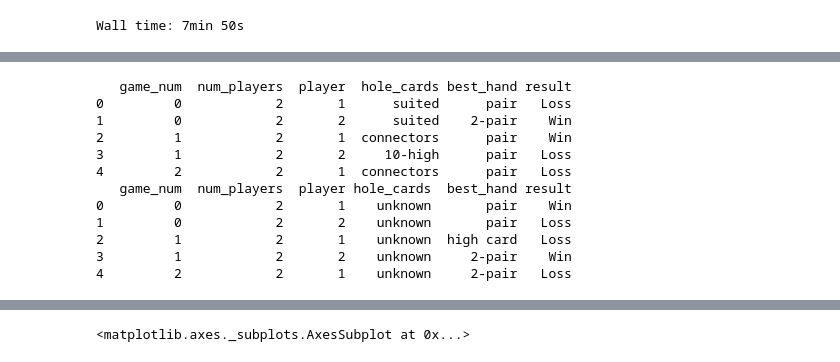
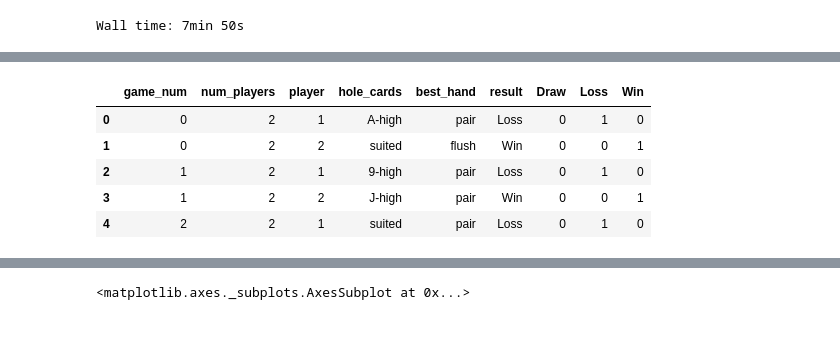
Before and after one commit to rahosbach/texas-holdem-simulator, a Jupyter notebook: texas_holdem_sim.ipynb, the cells around one changed output, grey strips where cells are left out. Saved outputs shown, nothing was run; the diff lists cells and outputs as text; code cells hidden in the pictures; blank space fills up the shorter version.

```diff
--- a/texas_holdem_sim.ipynb
+++ b/texas_holdem_sim.ipynb
@@ -586,34 +595,29 @@ Name: best_hand, dtype: int64
-# %%
-texas_results_df = pd.DataFrame(texas_results_parallel)
-omaha_results_df = pd.DataFrame(omaha_results_parallel)
-
-texas_results_df['hole_cards'] = pd.Categorical(
-    texas_results_df['hole_cards'],
-    ['pair', 'suited connectors', 'suited', 'connectors', 'A-high', 'K-high', 'Q-high', 'J-high',
-     '10-high', '9-high', '8-high', '7-high', '6-high', '5-high', '4-high'])
-
-texas_results_df['best_hand'] = pd.Categorical(
-    texas_results_df['best_hand'],
-    ['royal flush', 'straight flush', '4-of-a-kind', 'full house', 'flush', 'straight',
-     '3-of-a-kind', '2-pair', 'pair', 'high card'])
-omaha_results_df['best_hand'] = pd.Categorical(
-    omaha_results_df['best_hand'],
-    ['royal flush', 'straight flush', '4-of-a-kind', 'full house', 'flush', 'straight',
-     '3-of-a-kind', '2-pair', 'pair', 'high card'])
-
-print(texas_results_df.head())
-print(omaha_results_df.head())
-# %% [output]
-   game_num  num_players  player  hole_cards best_hand result
-0         0            2       1      suited      pair   Loss
-1         0            2       2      suited    2-pair    Win
-2         1            2       1  connectors      pair    Win
-3         1            2       2     10-high      pair   Loss
-4         2            2       1  connectors      pair   Loss
-   game_num  num_players  player hole_cards  best_hand result
-0         0            2       1    unknown       pair    Win
-1         0            2       2    unknown       pair   Loss
-2         1            2       1    unknown  high card   Loss
-3         1            2       2    unknown     2-pair    Win
-4         2            2       1    unknown     2-pair   Loss
+# %%
+def create_results_df(results, texas=True):
+    results_df = pd.DataFrame(results)
+    results_df2 = pd.concat([results_df, pd.get_dummies(results_df['result'])], axis=1)
+    results_df2['best_hand'] = pd.Categorical(
+        results_df2['best_hand'],
+        ['royal flush', 'straight flush', '4-of-a-kind', 'full house', 'flush', 'straight',
+         '3-of-a-kind', '2-pair', 'pair', 'high card'])
+    if texas:
+        results_df2['hole_cards'] = pd.Categorical(
+            results_df2['hole_cards'],
+            ['pair', 'suited connectors', 'suited', 'connectors', 'A-high', 'K-high', 'Q-high', 'J-high',
+             '10-high', '9-high', '8-high', '7-high', '6-high', '5-high', '4-high'])
+    return results_df2
+
+
+texas_results_df = create_results_df(texas_results_parallel, texas=True)
+#omaha_results_df = create_results_df(omaha_results_parallel, texas=False)
+
+texas_results_df.head()
+#omaha_results_df.head()
+# %% [output]
+|  | game_num | num_players | player | hole_cards | best_hand | result | Draw | Loss | Win |
+| 0 | 0 | 2 | 1 | A-high | pair | Loss | 0 | 1 | 0 |
+| 1 | 0 | 2 | 2 | suited | flush | Win | 0 | 0 | 1 |
+| 2 | 1 | 2 | 1 | 9-high | pair | Loss | 0 | 1 | 0 |
+| 3 | 1 | 2 | 2 | J-high | pair | Win | 0 | 0 | 1 |
+| 4 | 2 | 2 | 1 | suited | pair | Loss | 0 | 1 | 0 |
 # %%
```
Also changed, not shown: parts of 18 cells of this notebook.
